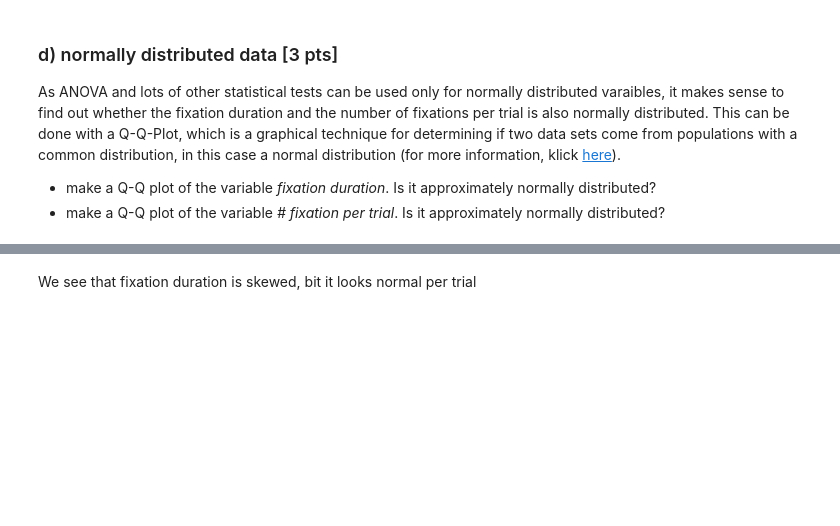
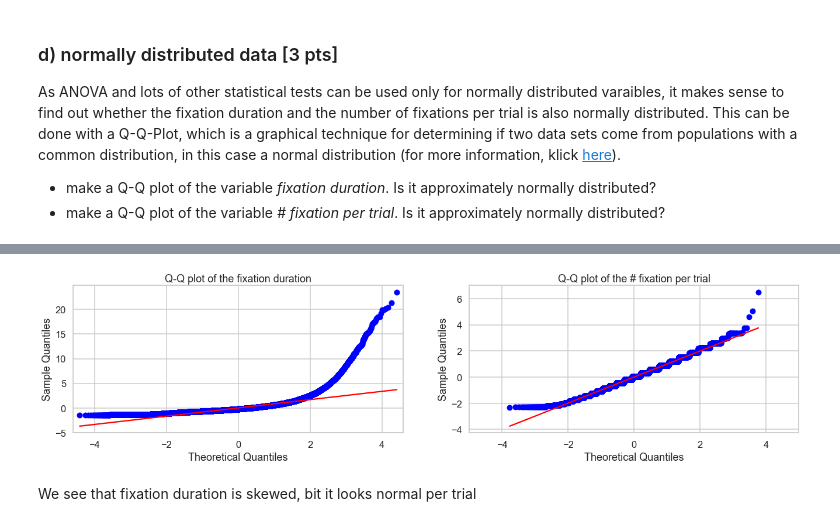
Before and after one commit to NBP-ACC/week-7-acc_7, a Jupyter notebook: Sheet05_Maria.ipynb, the cells around one changed output, grey strips where cells are left out. Saved outputs shown, nothing was run; the diff lists cells and outputs as text; code cells hidden in the pictures; blank space fills up the shorter version.

```diff
--- a/Sheet05_Maria.ipynb
+++ b/Sheet05_Maria.ipynb
@@ -202,3 +191,19 @@ plt.show()
+# %%
+fig, axes = plt.subplots(nrows=1,ncols=2)
+# Q-Q plot for the variable fixation duration
+sm.qqplot(df['duration'], line='r', dist='norm',ax = axes[0],fit=True)
+axes[0].set_title("Q-Q plot of the fixation duration")
+plt.xlim(-5, 5)
+
+# Q-Q plot of the variable # fixation per trial
+sm.qqplot(df.groupby(["trial","SUBJECTINDEX"]).agg("sum")["fix"], line='r',
+               ax = axes[1],dist='norm',fit=True)
+axes[1].set_title("Q-Q plot of the # fixation per trial")
+plt.subplots_adjust(top=1, right = 3)
+
+plt.show()
+# %% [output]
+[figure, added]
 # %% [markdown]
 We see that fixation duration is skewed, bit it looks normal per trial
 # %% [markdown]
```
Also changed, not shown: parts of 13 cells of this notebook.
